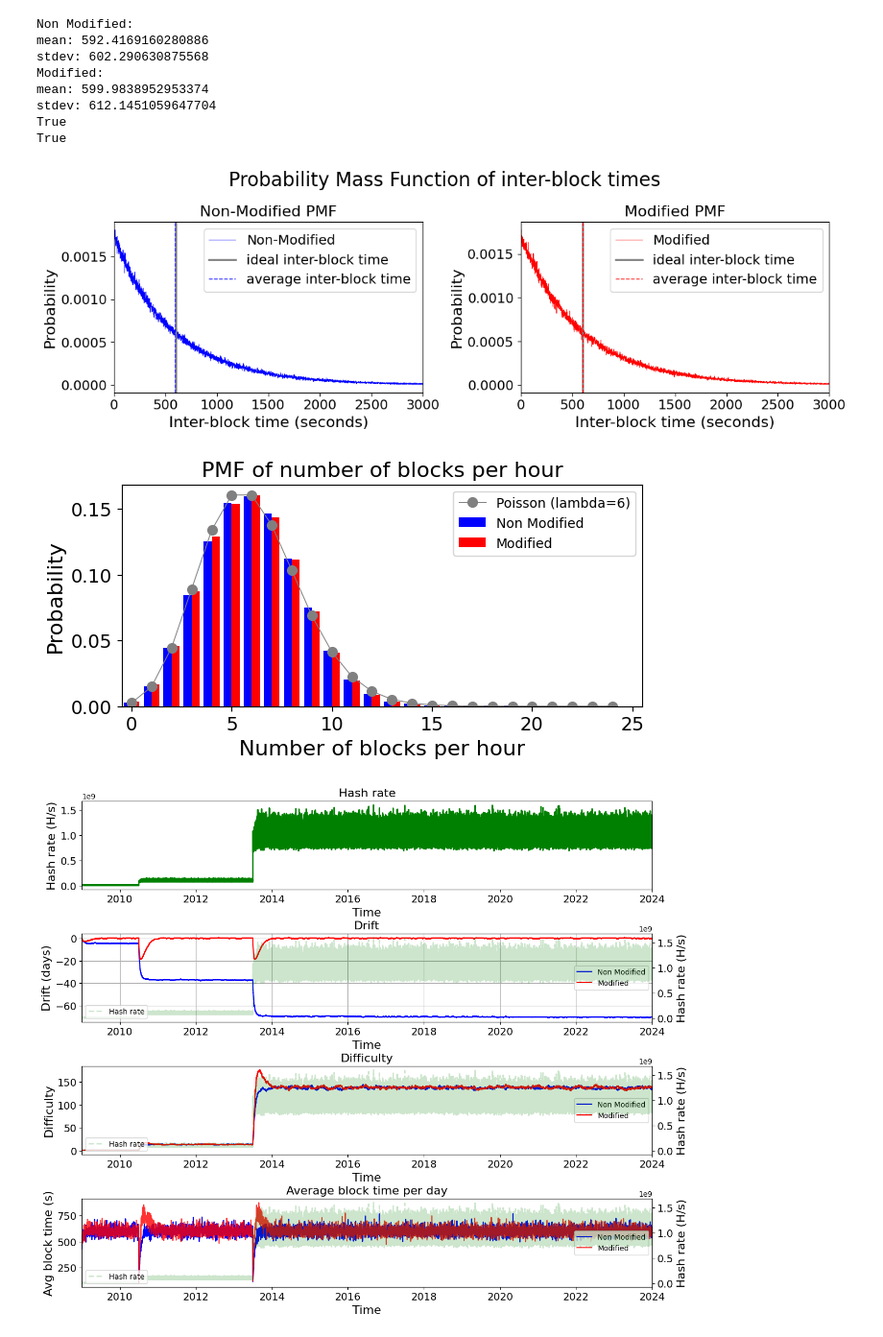
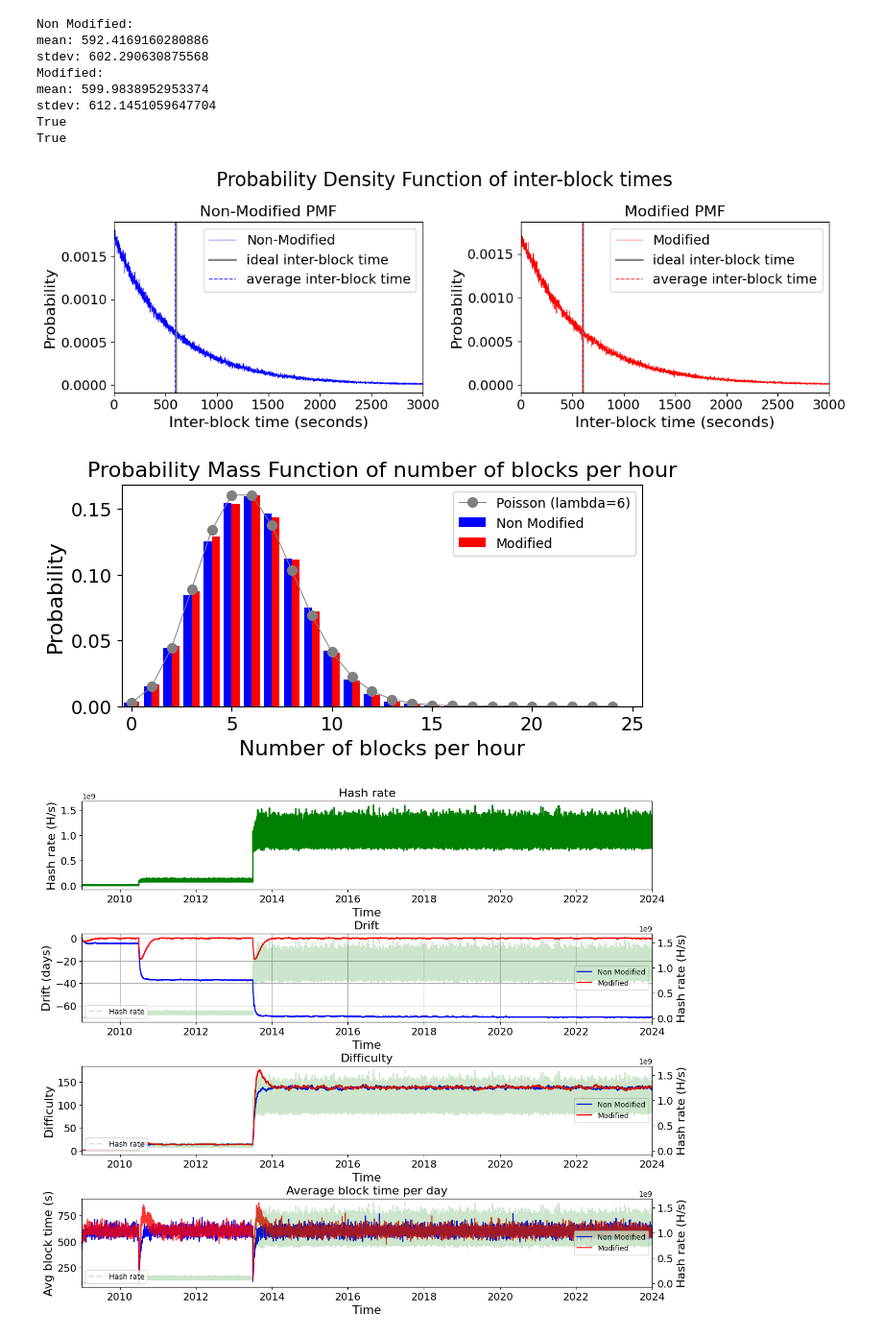
Before and after one commit to demKyr/BCH-DAA, a Jupyter notebook: visualisation.ipynb, the cells around one changed output. Shown at 96% size. Saved outputs shown, nothing was run; the diff lists cells and outputs as text; code cells hidden in the pictures.

Commit message:
Change PDF graph titles

```diff
--- a/visualisation.ipynb
+++ b/visualisation.ipynb
@@ -964,11 +964,11 @@ axs[1].tick_params(axis='both', which='major', labelsize=14)
 # axs[1, 1].legend(fontsize=14)
 # axs[1, 1].tick_params(axis='both', which='major', labelsize=14)
 
-fig.suptitle('Probability Mass Function of inter-block times', fontsize=20)
+fig.suptitle('Probability Density Function of inter-block times', fontsize=20)
 plt.tight_layout()
 plt.show()
 # %% [output]
-[figure, old version]
+[figure, new version]
 # %%
 import numpy as np
 import pandas as pd
@@ -976,35 +976,35 @@ import matplotlib.pyplot as plt
 from scipy.stats import poisson
 
 aligned_data = pd.DataFrame({
     'Non Modified': non_modified_pdf,
     'Modified': modified_pdf
 }).fillna(0)
 
 aligned_data = aligned_data[aligned_data.index <= 25]
 
 x_lim = 25
 width = 0.4
 fig, axs = plt.subplots(1, 1, figsize=(7, 3))
 x_positions = np.arange(len(aligned_data))
 
 axs.plot(np.arange(0, x_lim), poisson.pmf(np.arange(0, x_lim), 6), color='gray', label='Poisson (lambda=6)', marker='o', markersize=7, linewidth=0.7)
 axs.bar(x_positions - width/2, aligned_data['Non Modified'].values, width=width, color='blue', label='Non Modified')
 axs.bar(x_positions + width/2, aligned_data['Modified'].values, width=width, color='red', label='Modified')
 
 axs.set_xlim(-0.5, len(x_positions) - 0.5)
 axs.legend()
-axs.set_title('PMF of number of blocks per hour', fontsize=16)
+axs.set_title('Probability Mass Function of number of blocks per hour', fontsize=16)
 axs.set_xlabel('Number of blocks per hour', fontsize=16)
 axs.set_ylabel('Probability', fontsize=16)
 axs.tick_params(axis='both', which='major', labelsize=14)
 
 tick_positions = np.arange(0, len(aligned_data), 5)
 axs.set_xticks(tick_positions)
 axs.set_xticklabels(aligned_data.index[tick_positions].astype(int))
 
 plt.show()
 # %% [output]
-[figure, old version]
+[figure, new version]
 # %%
 # start_date = pd.Timestamp('2009-1-1')
 # end_date = pd.Timestamp('2010-3-7')
```
Also changed, not shown: parts of 1 cell of this notebook.
